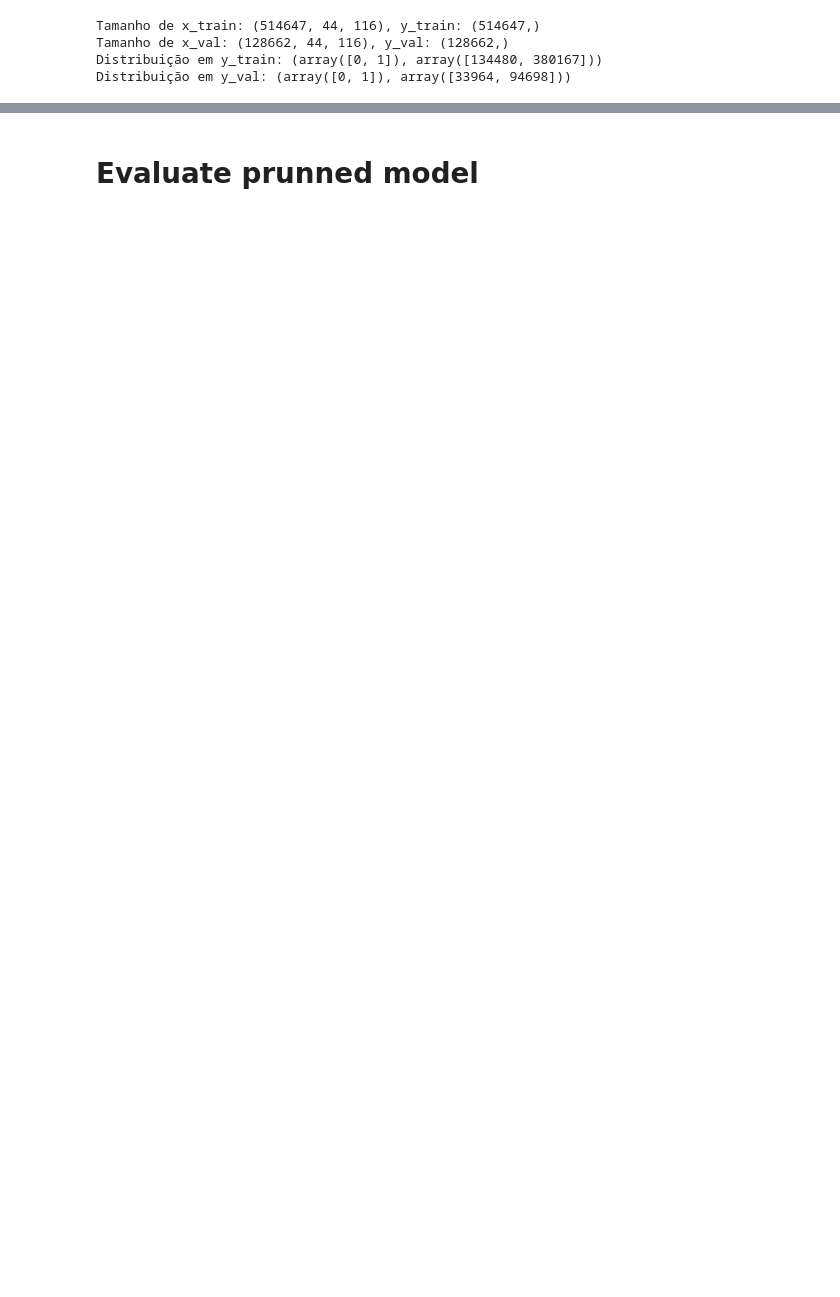
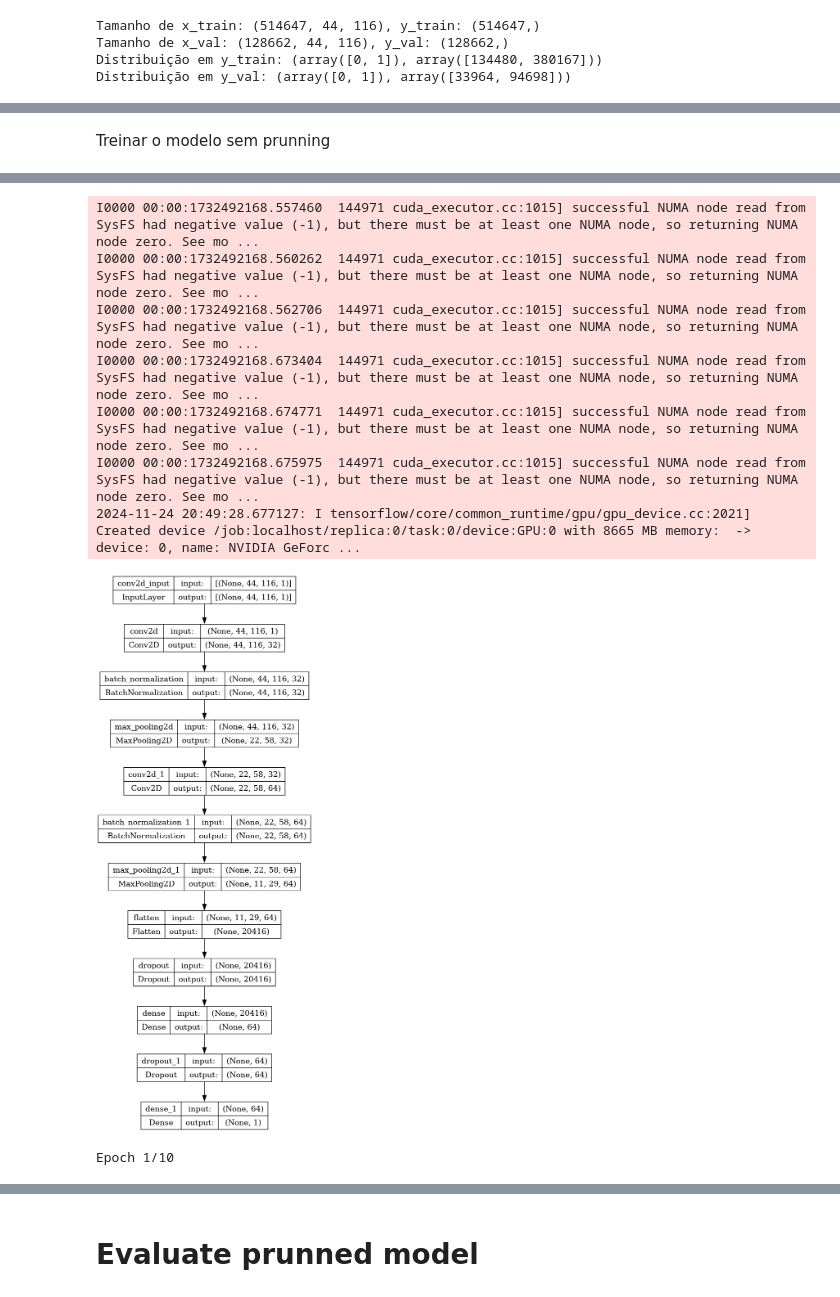
Before and after one commit to prximenes/vehicular-ethernet-ids, a Jupyter notebook: cnn-2d-PRUNNING.ipynb, the cells around one changed output, grey strips where cells are left out. Drawn from its saved outputs; the diff is of its cells as text; code cells hidden in the pictures; blank space fills up the shorter version.

```diff
--- a/cnn-2d-PRUNNING.ipynb
+++ b/cnn-2d-PRUNNING.ipynb
@@ -310,0 +175,71 @@ ValueError: `prune_low_magnitude` can only prune an object of the following type
+# %% [markdown]
+Treinar o modelo sem prunning
+# %%
+from tensorflow_model_optimization.python.core.keras.compat import keras
+from PIL import Image
+
+# Configurar o mixed precision
+# Equivalent to the two lines above
+keras.mixed_precision.set_global_policy('float32')
+
+# Definir o modelo Sequential
+model = keras.Sequential([
+    # 1ª camada convolucional
+    keras.layers.Conv2D(filters=32, kernel_size=5, strides=(1, 1), activation='relu',
+                        kernel_regularizer=keras.regularizers.l2(0.01), padding='same', input_shape=(44, 116, 1)),
+    keras.layers.BatchNormalization(),
+    keras.layers.MaxPooling2D(pool_size=(2, 2)),
+
+    # 2ª camada convolucional
+    keras.layers.Conv2D(filters=64, kernel_size=5, strides=(1, 1), activation='relu',
+                        kernel_regularizer=keras.regularizers.l2(0.01), padding='same'),
+    keras.layers.BatchNormalization(),
+    keras.layers.MaxPooling2D(pool_size=(2, 2)),
+
+    # Camada de Flatten para transformar os dados em vetor
+    keras.layers.Flatten(),
+    keras.layers.Dropout(0.3),
+
+    # Camadas densas (fully connected)
+    keras.layers.Dense(64, activation='relu'),
+    keras.layers.Dropout(0.3),
+    keras.layers.Dense(1, activation='sigmoid', dtype='float32')  # Saída para classificação binária
+])
+
+# Mostrar resumo do modelo
+print(model.summary())
+
+# Gerar visualização do modelo
+keras.utils.plot_model(model, to_file="conv2d.png", show_shapes=True, show_layer_names=True)
+display(Image.open('conv2d.png'))
+
+# Compilando o modelo
+model.compile(
+    loss='binary_crossentropy',
+    optimizer=keras.optimizers.Adam(),
+    metrics=["accuracy"]
+)
+
+# Callbacks
+learning_rate_reduction = keras.callbacks.ReduceLROnPlateau(
+    monitor='val_loss',
+    patience=3,
+    verbose=1,
+    factor=0.5,
+    min_lr=0.00001
+)
+
+early_stopping = keras.callbacks.EarlyStopping(monitor='val_loss', patience=10)
+
+# Treinando o modelo
+batch_size = 256
+history = model.fit(
+    x_train, y_train,
+    epochs=10,
+    validation_data=(x_val, y_val),
+    batch_size=batch_size,
+    callbacks=[learning_rate_reduction, early_stopping],
+    verbose=1,
+    shuffle=True
+)
+# %% [output]
@@ -310,0 +263,9 @@ ValueError: `prune_low_magnitude` can only prune an object of the following type
+I0000 00:00:1732492168.557460  144971 cuda_executor.cc:1015] successful NUMA node read from SysFS had negative value (-1), but there must be at least one NUMA node, so returning NUMA node zero. See mo ...
+I0000 00:00:1732492168.560262  144971 cuda_executor.cc:1015] successful NUMA node read from SysFS had negative value (-1), but there must be at least one NUMA node, so returning NUMA node zero. See mo ...
+I0000 00:00:1732492168.562706  144971 cuda_executor.cc:1015] successful NUMA node read from SysFS had negative value (-1), but there must be at least one NUMA node, so returning NUMA node zero. See mo ...
+I0000 00:00:1732492168.673404  144971 cuda_executor.cc:1015] successful NUMA node read from SysFS had negative value (-1), but there must be at least one NUMA node, so returning NUMA node zero. See mo ...
+I0000 00:00:1732492168.674771  144971 cuda_executor.cc:1015] successful NUMA node read from SysFS had negative value (-1), but there must be at least one NUMA node, so returning NUMA node zero. See mo ...
+I0000 00:00:1732492168.675975  144971 cuda_executor.cc:1015] successful NUMA node read from SysFS had negative value (-1), but there must be at least one NUMA node, so returning NUMA node zero. See mo ...
+2024-11-24 20:49:28.677127: I tensorflow/core/common_runtime/gpu/gpu_device.cc:2021] Created device /job:localhost/replica:0/task:0/device:GPU:0 with 8665 MB memory:  -> device: 0, name: NVIDIA GeForc ...
+[figure, added]
+Epoch 1/10
```
Also changed, not shown: parts of 39 cells of this notebook, 23 other files.
